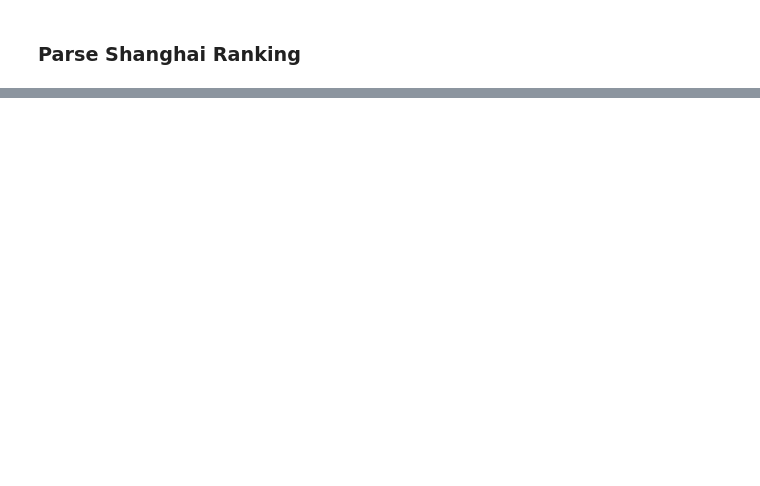
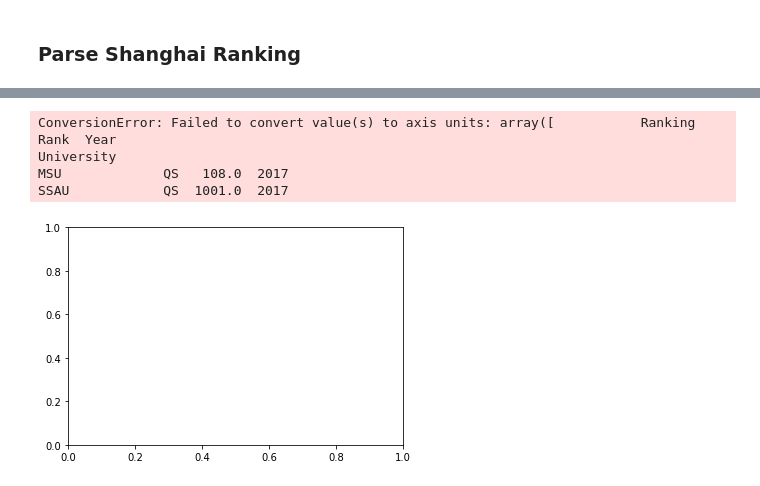
Before and after one commit to educauchy/World-University-Rankings, a Jupyter notebook: Scrapers.ipynb, the cells around one changed output, grey strips where cells are left out. Cells and saved outputs as stored; diff of their text form; code cells hidden in the pictures; blank space fills up the shorter version.

Commit message:
Join all notebooks, universities time series

```diff
--- a/Scrapers.ipynb
+++ b/Scrapers.ipynb
@@ -142,0 +401,15 @@ data.to_excel('ARWU_Ranking_Full.xlsx')
+# %%
+data_ts = pd.read_excel('Data/Russian_Universities_TS.xlsx', index_col = 0, parse_dates = True)
+data_ts.dropna(inplace = True)
+# data_ts.head()
+
+# plt.plot(data_ts.Year.unique(), data_ts.Rank)
+# data_ts.plot()
+# plt.show()
+plt.plot(data_ts.groupby('Year'))
+# %% [output]
+ConversionError: Failed to convert value(s) to axis units: array([           Ranking    Rank  Year
+University
+MSU             QS   108.0  2017
+SSAU            QS  1001.0  2017
+[figure, added]
```
Also changed, not shown: parts of 42 cells of this notebook, 8 other files.
